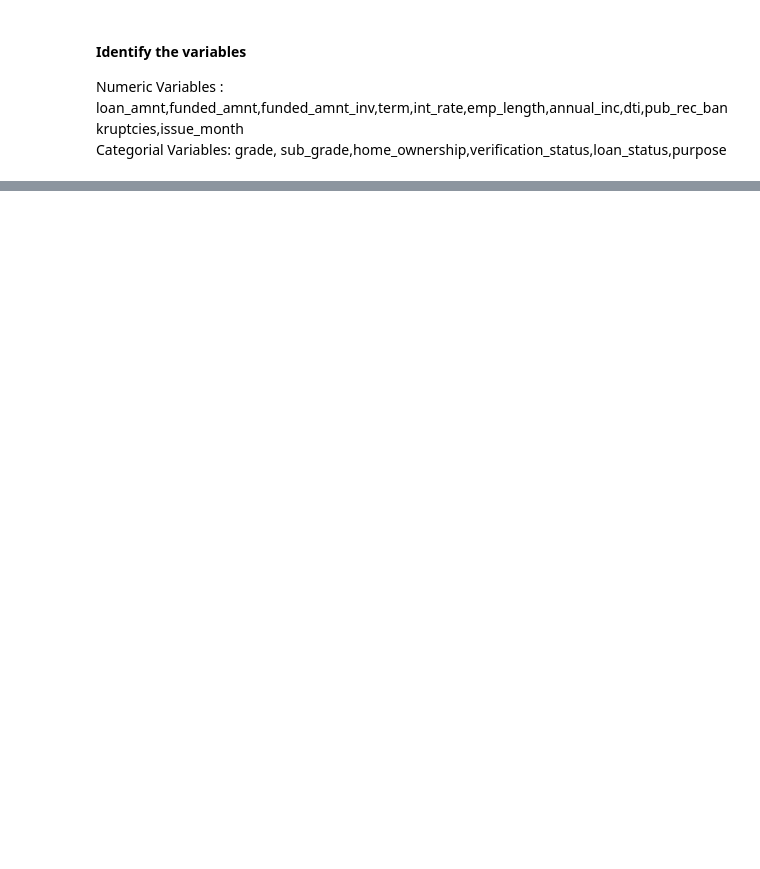
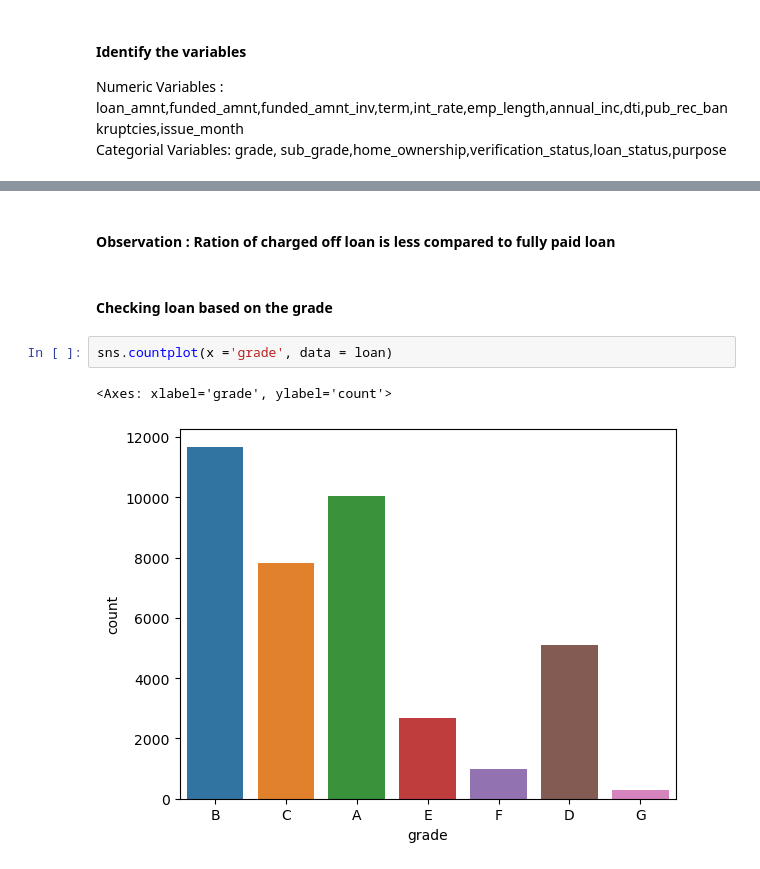
Before and after one commit to milli2202/Lending-Club-Case-Study, a Jupyter notebook: Mahalakshmi_Archana_LendingClub.ipynb, the cells around one changed output, grey strips where cells are left out. Drawn from its saved outputs; the diff is of its cells as text; blank space fills up the shorter version.

```diff
--- a/Mahalakshmi_Archana_LendingClub.ipynb
+++ b/Mahalakshmi_Archana_LendingClub.ipynb
@@ -407,0 +417,9 @@ Numeric Variables : loan_amnt,funded_amnt,funded_amnt_inv,term,int_rate,emp_leng
+# %% [markdown]
+#### Observation : Ration of charged off loan is less compared to fully paid loan
+# %% [markdown]
+#### Checking loan based on the grade
+# %%
+sns.countplot(x ='grade', data = loan)
+# %% [output]
+<Axes: xlabel='grade', ylabel='count'>
+[figure, added]
```
Also changed, not shown: parts of 26 cells of this notebook.
